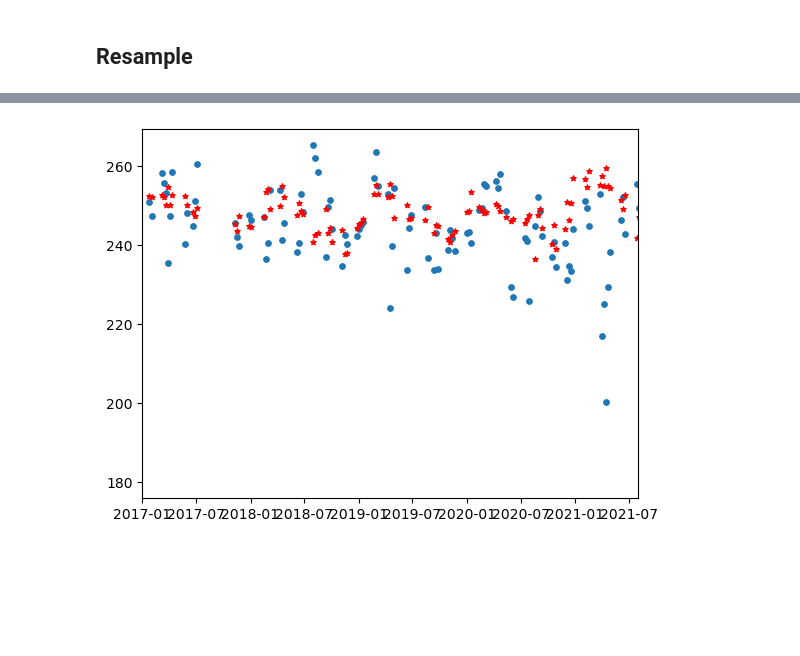
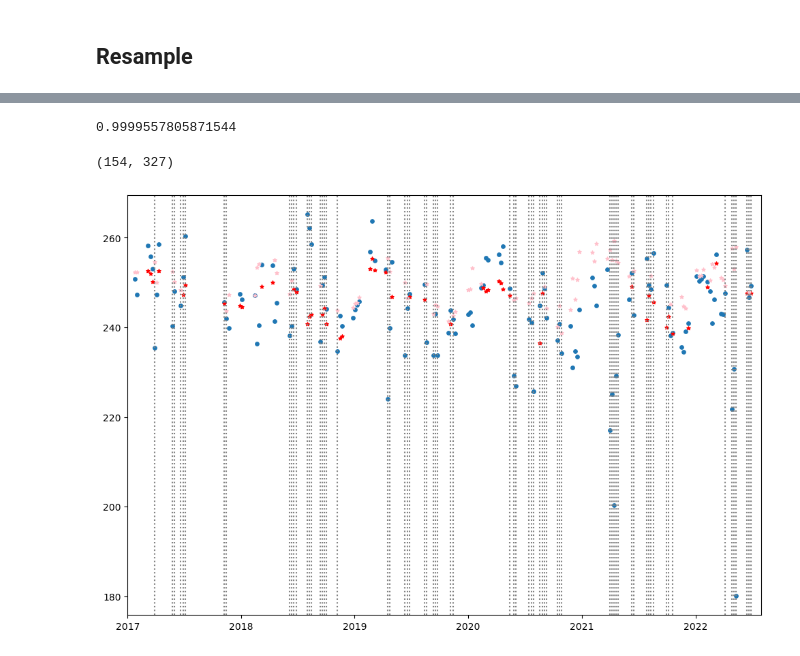
Before and after one commit to profxj/sio-sandbox, a Jupyter notebook: nb/CUGN/Interannual_DO.ipynb, the cells around one changed output, grey strips where cells are left out. Saved outputs shown, nothing was run; the diff lists cells and outputs as text; code cells hidden in the pictures; blank space fills up the shorter version.

```diff
--- a/nb/CUGN/Interannual_DO.ipynb
+++ b/nb/CUGN/Interannual_DO.ipynb
@@ -36,0 +39,6 @@ grid_utils.fill_in_grid(grid_tbl, ds)
+# %%
+perc = 98.
+grid_outliers, grid_tbl, ds = grid_utils.gen_outliers(line, perc)
+clusters.generate_clusters(grid_outliers)
+
+cstats = clusters.cluster_stats(grid_outliers)
@@ -72,8 +91,10 @@ plt.show()
 # %% [markdown]
 ## Resample
 # %%
-grid_resample = grid_ins[['time', 'doxy', 'SO']]
+grid_resample = grid_ins[['time', 'doxy', 'SO', 'N', 'T', 'z', 'SA']]
 grid_resample = grid_resample.set_index('time').resample('7D').mean().dropna().reset_index()
+grid_resample_max = grid_ins[['time', 'doxy', 'SO', 'N', 'T', 'z', 'SA']]
+grid_resample_max = grid_resample_max.set_index('time').resample('7D').apply(lambda x: max(x,key=abs,default=np.NaN)).dropna().reset_index()
 # %%
 grid_resample.head()
 # %% [output]
@@ -86,16 +116,51 @@ grid_resample.head()
+# %%
+grid_resample_max.SO.min()
+# %% [output]
+0.9999557805871544
+# %%
+len(grid_resample), len(grid_resample_max)
+# %% [output]
+(154, 327)
 # %%
 grid = grid_resample
 sval = 15.0
+
+fig = plt.figure(figsize=(12,8))
 plt.clf()
 ax = plt.gca()
 
 ax.scatter(grid.time, grid.doxy, s=sval)
 
 # OC
-ax.scatter(grid.time, grid.doxy/grid.SO, s=sval, color='r', marker='*')
+# Split by gt/lt
+sat_lim = 1.0
+saturated = grid.SO > sat_lim
+ax.scatter(grid.time[saturated], (grid.doxy/grid.SO)[saturated], s=sval, color='r', marker='*')
+ax.scatter(grid.time[~saturated], (grid.doxy/grid.SO)[~saturated], s=sval, color='pink', marker='*')
+
+# Episodes
+'''
+gd_clusters = (cstats.SO > 1.) & (cstats.lon > -119.) & (cstats.z < 50.)
+cluster_IDs = cstats[gd_clusters].cluster.values
+for cluster_ID in cluster_IDs:
+    in_cluster = grid_outliers.cluster == cluster_ID
+    # Take the mean time
+    ctime = grid_outliers[in_cluster].time.mean()
+    #
+    ax.axvline(ctime, color='r', ls='--')
+'''
+
+# N>XX
+N_lim = 9.
+idx_Nex = np.where(grid.N > N_lim)[0]
+for idx in idx_Nex:
+    ctime = grid.iloc[idx].time
+    ax.axvline(ctime, color='gray', ls=':')
 
 #ax.set_xlim(2017., 2019.)
-ax.set_xlim(pandas.Timestamp('2017-01-01'), pandas.Timestamp('2021-08-01'))
+ax.set_xlim(pandas.Timestamp('2017-01-01'), pandas.Timestamp('2022-08-01'))
+ax.xaxis.set_major_locator(mpl.dates.YearLocator(base=1))
+
 plt.show()
 # %% [output]
-[figure, old version]
+[figure, new version]
```
Also changed, not shown: parts of 17 cells of this notebook, 1 other file.
